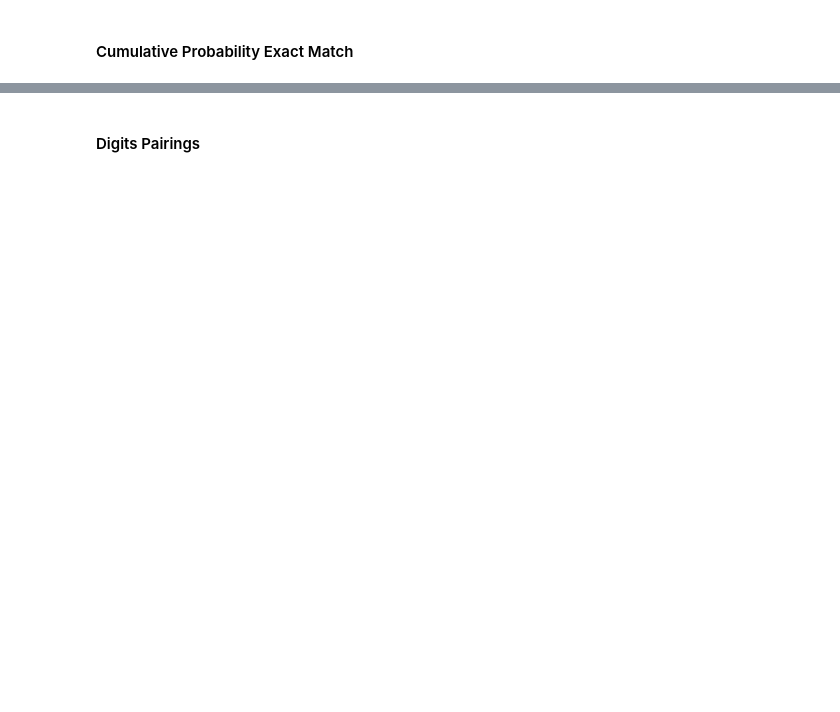
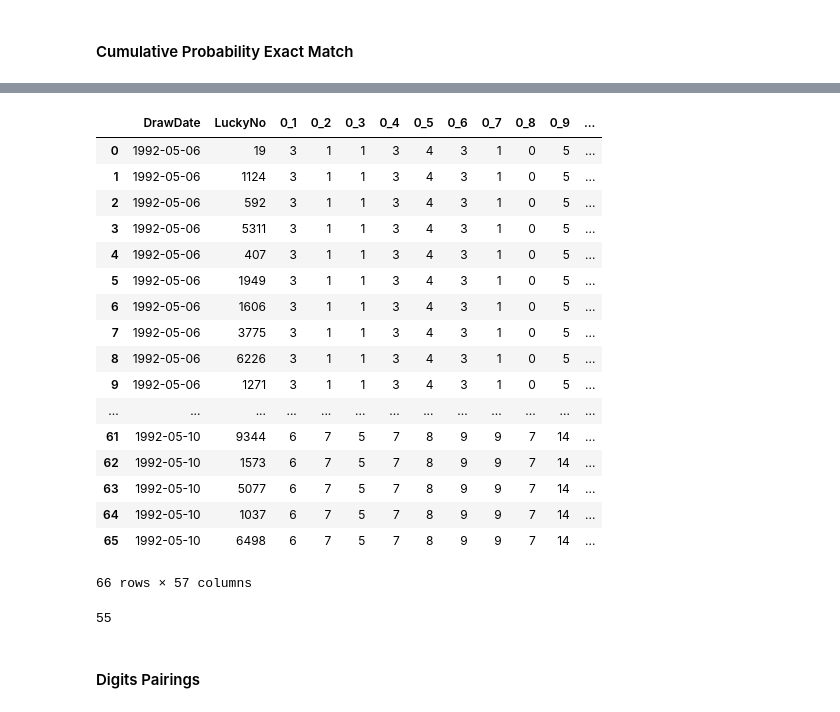
Before and after one commit to mengwangk/dl-projects, a Jupyter notebook: number_features.ipynb, the cells around one changed output, grey strips where cells are left out. Cells and saved outputs as stored; diff of their text form; code cells hidden in the pictures; blank space fills up the shorter version.

```diff
--- a/number_features.ipynb
+++ b/number_features.ipynb
@@ -537,0 +525,5 @@ Type:      method
+# %%
+for no in range(0, TOTAL_NUMBERS):
+    if no % 1000 == 0:
+        print('Processing %s of 10000' % str(no))
+    get_cum_proba_match(df, [no], 'CumProbaExactMatch')
@@ -537,0 +557,4 @@ Type:      method
+# %%
+df['CumProbaAnyMatch'] = 0
+df.sort_values(by=['DrawDate', 'PrizeType'], ascending=True, inplace=True)
+df[df.LuckyNo.isin(get_permutations(2646))].tail(10)
@@ -537,0 +573,10 @@ Type:      method
+# %%
+no_list = []
+for no in range(0, TOTAL_NUMBERS):
+    if no % 1000 == 0:
+        print('Processing %s of 10000' % str(no))
+    if no not in no_list:
+        nos = get_permutations(no)
+        # breakpoint()
+        no_list.extend(nos)
+        get_cum_proba_match(df, nos , 'CumProbaAnyMatch')
@@ -539,0 +646,11 @@ Type:      method
+# %%
+columns = ['DrawDate', '1st_digit', '2nd_digit', '3rd_digit', '4th_digit' ]
+new_columns = []
+import itertools
+digits = list(range(0,10))
+pairings = list(itertools.combinations(digits,2))
+for p in pairings:
+    new_columns.append("_".join(str(i) for i in p))
+
+new_columns.extend(["0_0", "1_1", "2_2", "3_3", "4_4", "5_5", "6_6", "7_7", "8_8", "9_9"])
+df.columns
@@ -540,2 +724,28 @@ Type:      method
+# %%
+df[["DrawDate","LuckyNo"] + new_columns].head(66)
+# %% [output]
+|  | DrawDate | LuckyNo | 0_1 | 0_2 | 0_3 | 0_4 | 0_5 | 0_6 | 0_7 | 0_8 | 0_9 | ... |
+| 0 | 1992-05-06 | 19 | 3 | 1 | 1 | 3 | 4 | 3 | 1 | 0 | 5 | ... |
+| 1 | 1992-05-06 | 1124 | 3 | 1 | 1 | 3 | 4 | 3 | 1 | 0 | 5 | ... |
+| 2 | 1992-05-06 | 592 | 3 | 1 | 1 | 3 | 4 | 3 | 1 | 0 | 5 | ... |
+| 3 | 1992-05-06 | 5311 | 3 | 1 | 1 | 3 | 4 | 3 | 1 | 0 | 5 | ... |
+| 4 | 1992-05-06 | 407 | 3 | 1 | 1 | 3 | 4 | 3 | 1 | 0 | 5 | ... |
+| 5 | 1992-05-06 | 1949 | 3 | 1 | 1 | 3 | 4 | 3 | 1 | 0 | 5 | ... |
+| 6 | 1992-05-06 | 1606 | 3 | 1 | 1 | 3 | 4 | 3 | 1 | 0 | 5 | ... |
+| 7 | 1992-05-06 | 3775 | 3 | 1 | 1 | 3 | 4 | 3 | 1 | 0 | 5 | ... |
+| 8 | 1992-05-06 | 6226 | 3 | 1 | 1 | 3 | 4 | 3 | 1 | 0 | 5 | ... |
+| 9 | 1992-05-06 | 1271 | 3 | 1 | 1 | 3 | 4 | 3 | 1 | 0 | 5 | ... |
+| ... | ... | ... | ... | ... | ... | ... | ... | ... | ... | ... | ... | ... |
+| 61 | 1992-05-10 | 9344 | 6 | 7 | 5 | 7 | 8 | 9 | 9 | 7 | 14 | ... |
+| 62 | 1992-05-10 | 1573 | 6 | 7 | 5 | 7 | 8 | 9 | 9 | 7 | 14 | ... |
+| 63 | 1992-05-10 | 5077 | 6 | 7 | 5 | 7 | 8 | 9 | 9 | 7 | 14 | ... |
+| 64 | 1992-05-10 | 1037 | 6 | 7 | 5 | 7 | 8 | 9 | 9 | 7 | 14 | ... |
+| 65 | 1992-05-10 | 6498 | 6 | 7 | 5 | 7 | 8 | 9 | 9 | 7 | 14 | ... |
+66 rows × 57 columns
+# %%
+# Total 55 pairing combinations
+len(new_columns)
+# %% [output]
+55
 # %% [markdown]
 #### Digits Pairings
```
Also changed, not shown: parts of 21 cells of this notebook.
